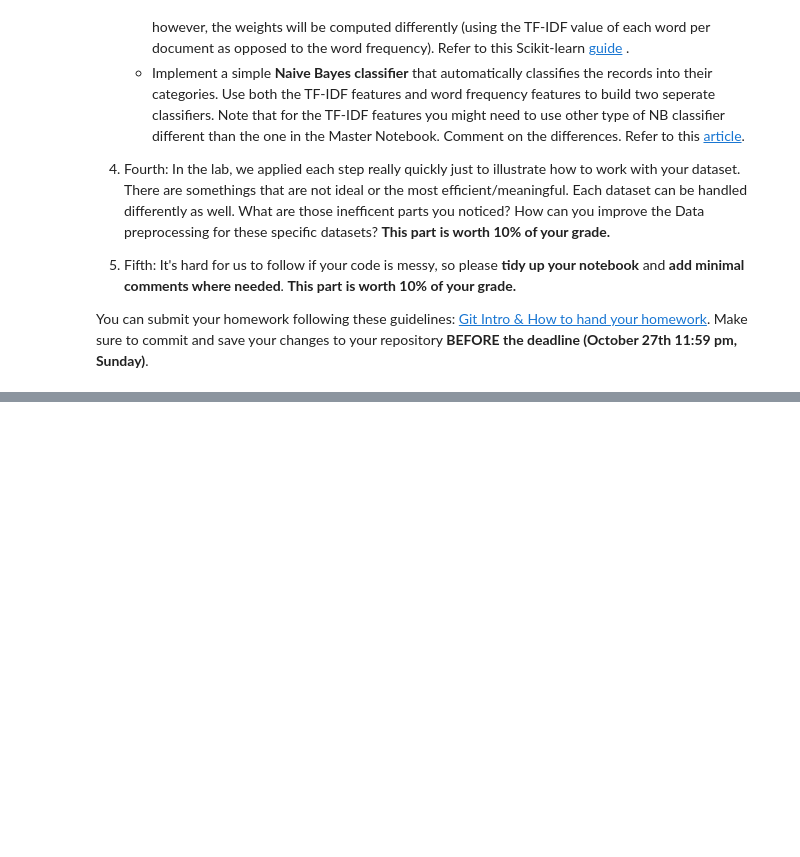
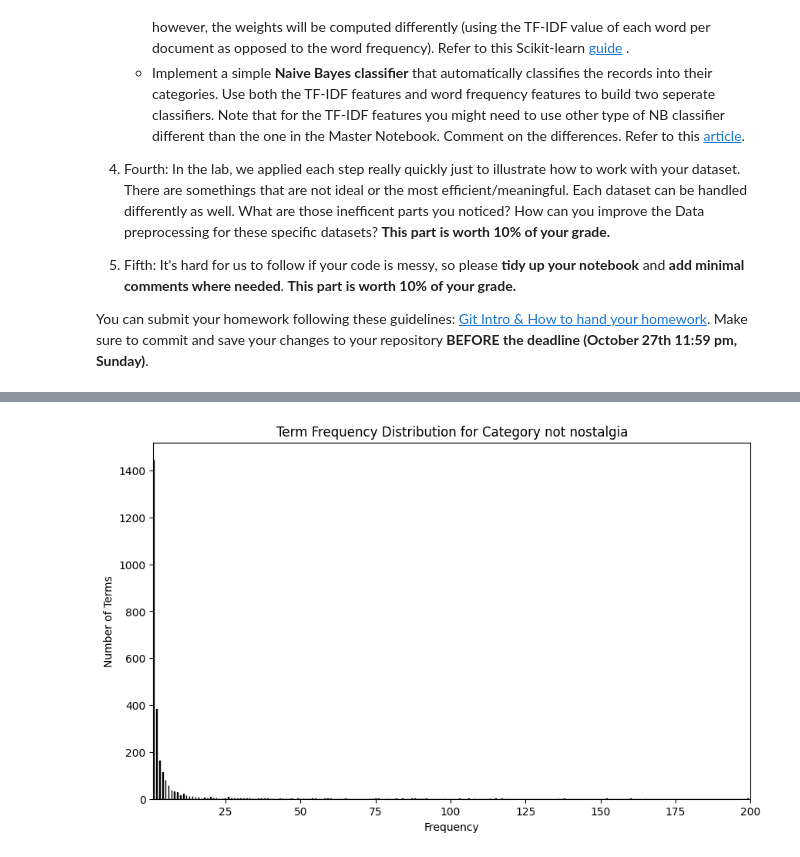
Before and after one commit to dabbie109303501/DM2024-Lab1-Homework, a Jupyter notebook: DM2024-Lab1-Homework.ipynb, the cells around one changed output, grey strips where cells are left out. Drawn from its saved outputs; the diff is of its cells as text; code cells hidden in the pictures; blank space fills up the shorter version.

```diff
--- a/DM2024-Lab1-Homework.ipynb
+++ b/DM2024-Lab1-Homework.ipynb
@@ -525,0 +275,91 @@ for K in Ks:
+# %%
+# Finding frequent patterns
+import pandas as pd
+from sklearn.feature_extraction.text import CountVectorizer
+
+#Create separate DataFrames for each category
+categories = df['sentiment'].unique()  # Get unique category labels
+category_dfs = {}  # Dictionary to store DataFrames for each category
+
+for category in categories:
+    # Filter the original DataFrame by category
+    category_dfs[category] = df[df["sentiment"] == category].copy()
+
+# Function to create term-document frequency DataFrame for each category
+def create_term_document_df(df):
+    count_vect = CountVectorizer()  # Initialize the CountVectorizer
+    df_counts = count_vect.fit_transform(df["comment"])  # Transform the text data into word counts
+
+    # Get the unique words (vocabulary) from the vectorizer
+    words = count_vect.get_feature_names_out()
+
+    # Create a DataFrame where rows are documents and columns are words
+    term_document_df = pd.DataFrame(df_counts.toarray(), columns=words)
+
+    return term_document_df
+
+# Create term-document frequency DataFrames for each category
+term_document_dfs = {}  # Dictionary to store term-document DataFrames for each category
+
+for category in categories:
+    term_document_dfs[category] = create_term_document_df(category_dfs[category])
+
+category_number=0 #You can change it from 0 to 3
+print(f"Filtered Term-Document Frequency DataFrame for Category {categories[category_number]}:")
+print(term_document_dfs[categories[category_number]])
+
+category_number=0 #You can change it from 0 to 3
+word_counts = term_document_dfs[categories[category_number]].sum(axis=0).to_numpy()
+
+# Visualize the frequency distribution
+plt.figure(figsize=(10, 6))
+plt.hist(word_counts, bins=5000, color='blue', edgecolor='black')
+plt.title(f'Term Frequency Distribution for Category {categories[category_number]}')
+plt.xlabel('Frequency')
+plt.ylabel('Number of Terms')
+plt.xlim(1, 200)
+plt.show()
+
+category_number=0 #You can change it from 0 to 3
+
+# Filter the bottom 1% and top 5% words based on their sum across all documents
+def filter_top_bottom_words_by_sum(term_document_df, top_percent=0.05, bottom_percent=0.01):
+    # Calculate the sum of each word across all documents
+    word_sums = term_document_df.sum(axis=0)
+
+    # Sort the words by their total sum
+    sorted_words = word_sums.sort_values()
+
+    # Calculate the number of words to remove
+    total_words = len(sorted_words)
+    top_n = int(top_percent * total_words)
+    bottom_n = int(bottom_percent * total_words)
+
+    # Get the words to remove from the top 5% and bottom 1%
+    words_to_remove = pd.concat([sorted_words.head(bottom_n), sorted_words.tail(top_n)]).index
+
+    # Return the DataFrame without the filtered words
+    return term_document_df.drop(columns=words_to_remove)
+
+# Apply the filtering function to each category
+filtered_term_document_dfs = {}
+
+for category in categories:
+    filtered_term_document_dfs[category] = filter_top_bottom_words_by_sum(term_document_dfs[category])
+term_document_dfs=filtered_term_document_dfs
+# Example: Display the filtered DataFrame for one of the categories
+print(f"Filtered Term-Document Frequency DataFrame for Category {categories[category_number]}:")
+print(filtered_term_document_dfs[categories[category_number]])
+
+import os
+os.environ['PYTHONIOENCODING'] = 'utf-8'
+from PAMI.extras.convert.DF2DB import DF2DB
+
+for category in term_document_dfs:
+    # Replace dots with underscores in the category name to avoid errors in the file creation
+    category_safe = category.replace('.', '_')
+
+    # Create the DenseFormatDF object and convert to a transactional database
+    obj = DF2DB(term_document_dfs[category])
+    obj.convert2TransactionalDatabase(f'td_freq_db_{category_safe}.csv', '>=', 1)
+# %% [output]
@@ -525,0 +383 @@ for K in Ks:
+[figure, added]
```
Also changed, not shown: parts of 48 cells of this notebook, 3 other files.
